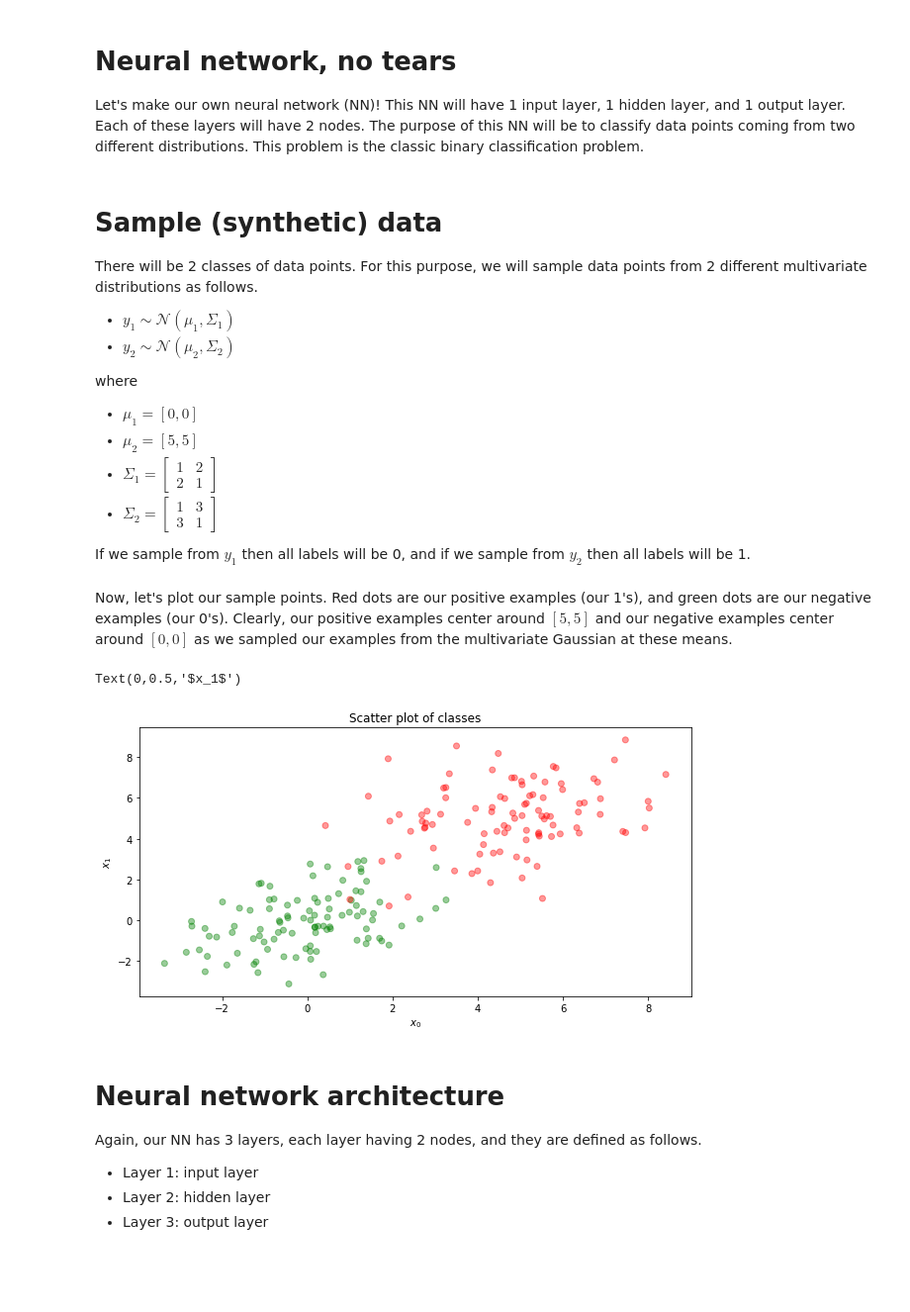
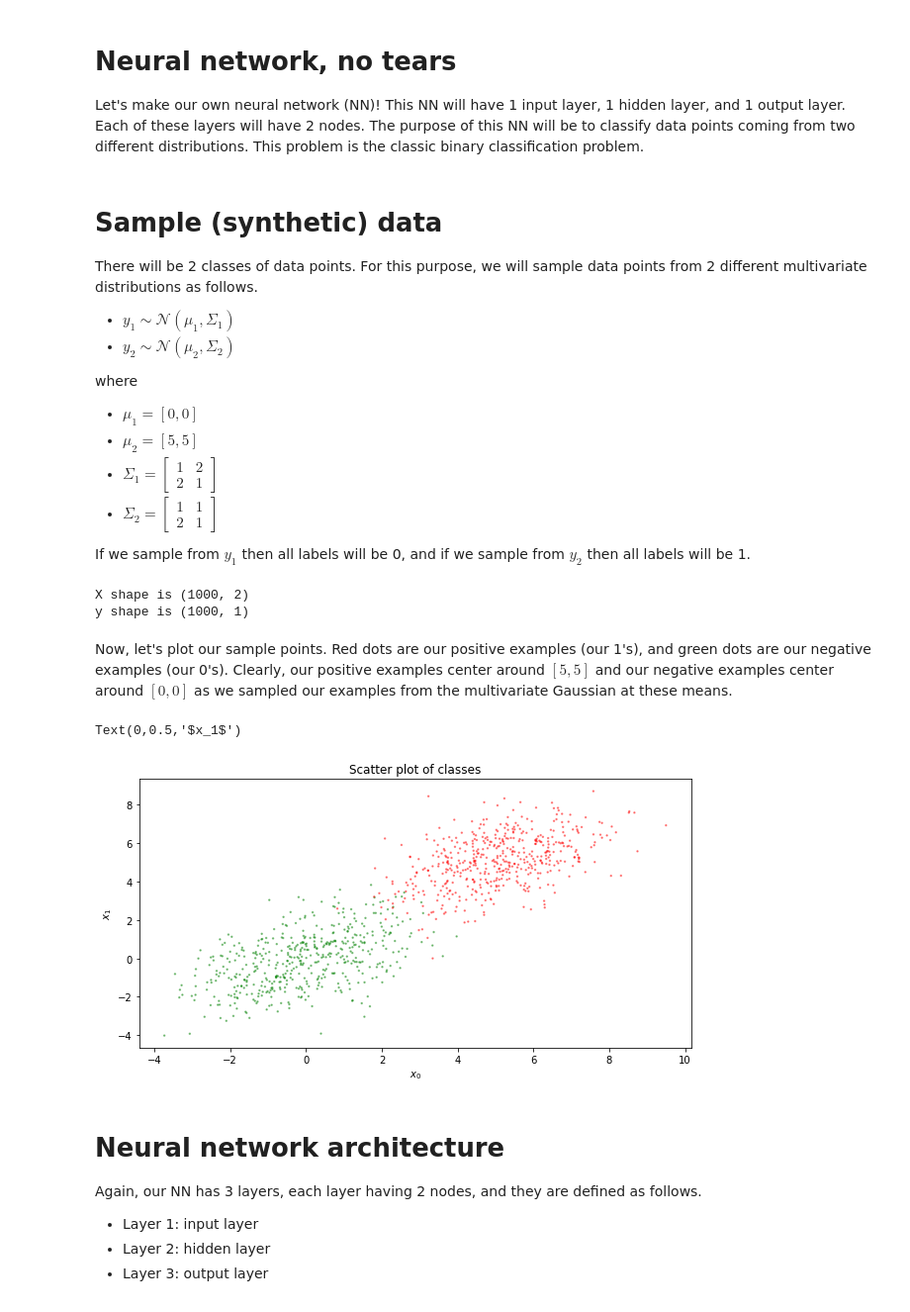
Before and after one commit to vangj/ds, a Jupyter notebook: neural-network-handcraft.ipynb, the cells around one changed output. Shown at 99% size. Drawn from its saved outputs; the diff is of its cells as text; code cells hidden in the pictures; blank space fills up the shorter version.

```diff
--- a/neural-network-handcraft.ipynb
+++ b/neural-network-handcraft.ipynb
@@ -21,8 +21,8 @@ where
 \end{bmatrix}$
 * $\Sigma_2 =
 \begin{bmatrix}
-1 & 3\\
-3 & 1
+1 & 1\\
+2 & 1
 \end{bmatrix}$
 
 If we sample from $y_1$ then all labels will be 0, and if we sample from $y_2$ then all labels will be 1.
@@ -30,37 +30,50 @@ If we sample from $y_1$ then all labels will be 0, and if we sample from $y_2$ t
 import numpy as np
 from scipy.stats import multivariate_normal
 
-n = 100
-np.random.seed(37)
+n = 1000
+np.random.seed(104729)
 
 m_1 = np.array([0.0, 0.0], dtype=np.float)
 m_2 = np.array([5.0, 5.0], dtype=np.float)
-cov_1 = np.array([[1.0, 2.0], [2.0, 1.0]], dtype=np.float)
-cov_2 = np.array([[1.0, 3.0], [3.0, 1.0]], dtype=np.float)
 
-X1 = multivariate_normal.rvs(mean=m_1, cov=cov_1, size=n)
-X2 = multivariate_normal.rvs(mean=m_2, cov=cov_2, size=n)
-y_1 = np.zeros(n).reshape(n, 1)
-y_2 = np.ones(n).reshape(n, 1)
+cov_1 = np.array([
+    [1.0, 2.0],
+    [2.0, 1.0]],
+    dtype=np.float)
+cov_2 = np.array([
+    [1.0, 2.0],
+    [2.0, 1.0]],
+    dtype=np.float)
+
+X1 = multivariate_normal.rvs(mean=m_1, cov=cov_1, size=n/2)
+X2 = multivariate_normal.rvs(mean=m_2, cov=cov_2, size=n/2)
+y_1 = np.zeros(n/2).reshape(n/2, 1)
+y_2 = np.ones(n/2).reshape(n/2, 1)
 
 X = np.vstack([X1, X2])
 y = np.vstack([y_1, y_2])
+
+print('X shape is {}'.format(X.shape))
+print('y shape is {}'.format(y.shape))
+# %% [output]
+X shape is (1000, 2)
+y shape is (1000, 1)
 # %% [markdown]
 Now, let's plot our sample points. Red dots are our positive examples (our 1's), and green dots are our negative examples (our 0's). Clearly, our positive examples center around $[5, 5]$ and our negative examples center around $[0, 0]$ as we sampled our examples from the multivariate Gaussian at these means.
 # %%
 %matplotlib inline
 import matplotlib.pyplot as plt
 
 fig, ax = plt.subplots(1, 1, figsize=(10, 5), sharex=False, sharey=False)
 
 colors = ['r' if 1 == v else 'g' for v in y]
-ax.scatter(X[:, 0], X[:, 1], c=colors, alpha=0.4)
+ax.scatter(X[:, 0], X[:, 1], c=colors, alpha=0.4, s=2)
 ax.set_title('Scatter plot of classes')
 ax.set_xlabel(r'$x_0$')
 ax.set_ylabel(r'$x_1$')
 # %% [output]
 Text(0,0.5,'$x_1$')
-[figure, old version]
+[figure, new version]
 # %% [markdown]
 # Neural network architecture
 
```
Also changed, not shown: parts of 7 cells of this notebook.
